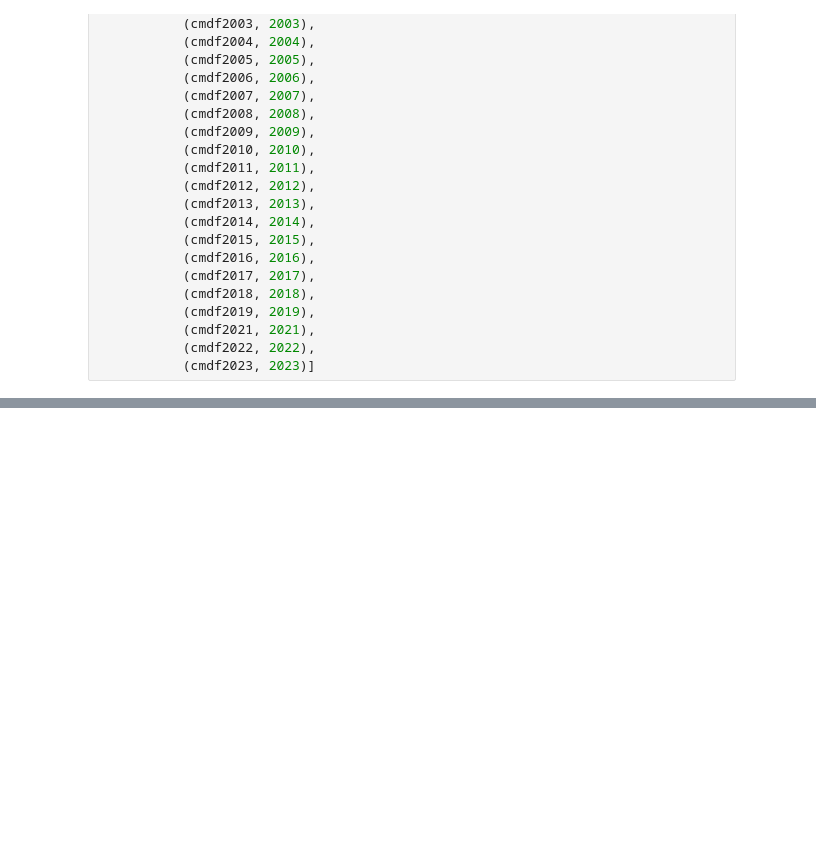
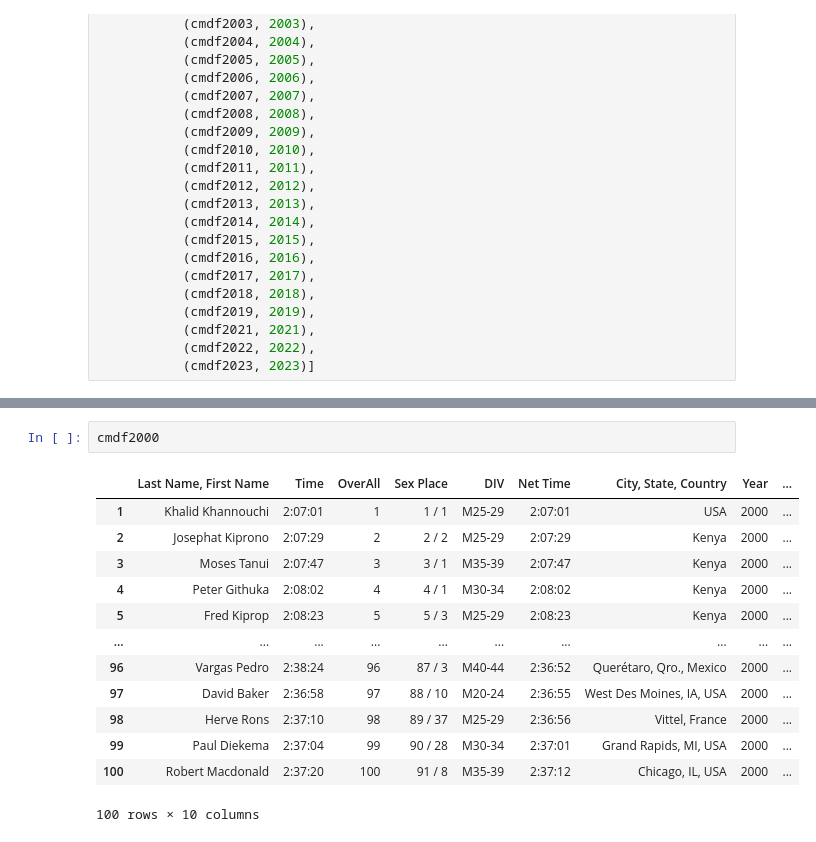
Before and after one commit to snwnkang/CS171_Final_vis_Marathon, a Jupyter notebook: Data_cleanup.ipynb, the cells around one changed output, grey strips where cells are left out. Saved outputs shown, nothing was run; the diff lists cells and outputs as text; blank space fills up the shorter version.

```diff
--- a/Data_cleanup.ipynb
+++ b/Data_cleanup.ipynb
@@ -109,0 +217,16 @@ for df in all_dfs:
+# %%
+cmdf2000
+# %% [output]
+|  | Last Name, First Name | Time | OverAll | Sex Place | DIV | Net Time | City, State, Country | Year | ... |
+| 1 | Khalid Khannouchi | 2:07:01 | 1 | 1 / 1 | M25-29 | 2:07:01 | USA | 2000 | ... |
+| 2 | Josephat Kiprono | 2:07:29 | 2 | 2 / 2 | M25-29 | 2:07:29 | Kenya | 2000 | ... |
+| 3 | Moses Tanui | 2:07:47 | 3 | 3 / 1 | M35-39 | 2:07:47 | Kenya | 2000 | ... |
+| 4 | Peter Githuka | 2:08:02 | 4 | 4 / 1 | M30-34 | 2:08:02 | Kenya | 2000 | ... |
+| 5 | Fred Kiprop | 2:08:23 | 5 | 5 / 3 | M25-29 | 2:08:23 | Kenya | 2000 | ... |
+| ... | ... | ... | ... | ... | ... | ... | ... | ... | ... |
+| 96 | Vargas Pedro | 2:38:24 | 96 | 87 / 3 | M40-44 | 2:36:52 | Querétaro, Qro., Mexico | 2000 | ... |
+| 97 | David Baker | 2:36:58 | 97 | 88 / 10 | M20-24 | 2:36:55 | West Des Moines, IA, USA | 2000 | ... |
+| 98 | Herve Rons | 2:37:10 | 98 | 89 / 37 | M25-29 | 2:36:56 | Vittel, France | 2000 | ... |
+| 99 | Paul Diekema | 2:37:04 | 99 | 90 / 28 | M30-34 | 2:37:01 | Grand Rapids, MI, USA | 2000 | ... |
+| 100 | Robert Macdonald | 2:37:20 | 100 | 91 / 8 | M35-39 | 2:37:12 | Chicago, IL, USA | 2000 | ... |
+100 rows × 10 columns
```
Also changed, not shown: parts of 28 cells of this notebook.
